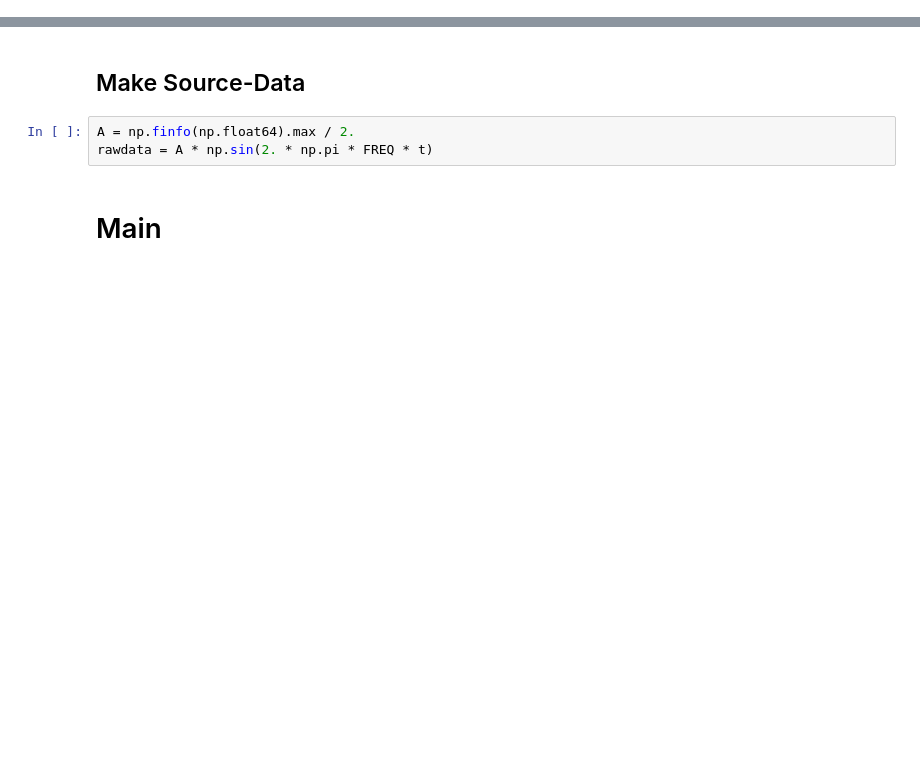
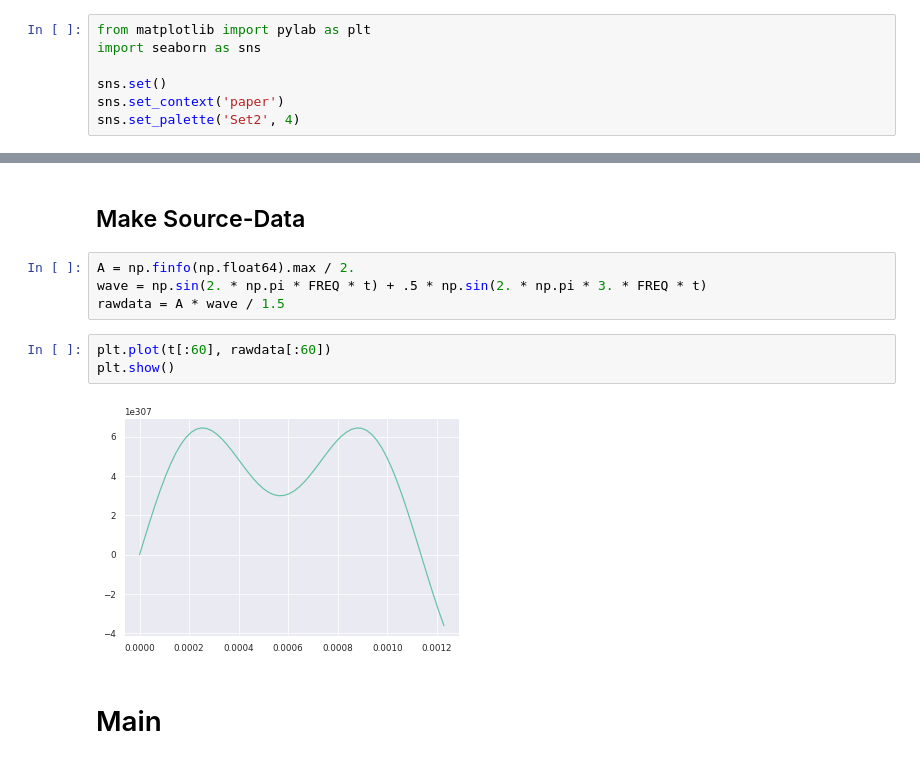
Before and after one commit to borley1211/audapter, a Jupyter notebook: notebooks/syncsweptsine.ipynb, the cells around one changed output, grey strips where cells are left out. Saved outputs shown, nothing was run; the diff lists cells and outputs as text; blank space fills up the shorter version.

```diff
--- a/notebooks/syncsweptsine.ipynb
+++ b/notebooks/syncsweptsine.ipynb
@@ -18,3 +20,10 @@ simplefilter('ignore')
+# %%
+from matplotlib import pylab as plt
+import seaborn as sns
+
+sns.set()
+sns.set_context('paper')
+sns.set_palette('Set2', 4)
 # %% [markdown]
 # Define Global Variables
 # %% [markdown]
@@ -43,7 +52,13 @@ LEN_FIR = 2048
 ## Make Source-Data
 # %%
 A = np.finfo(np.float64).max / 2.
-rawdata = A * np.sin(2. * np.pi * FREQ * t)
+wave = np.sin(2. * np.pi * FREQ * t) + .5 * np.sin(2. * np.pi * 3. * FREQ * t)
+rawdata = A * wave / 1.5
+# %%
+plt.plot(t[:60], rawdata[:60])
+plt.show()
+# %% [output]
+[figure, added]
 # %% [markdown]
 # Main
 # %%
```
Also changed, not shown: parts of 17 cells of this notebook, 5 other files.
